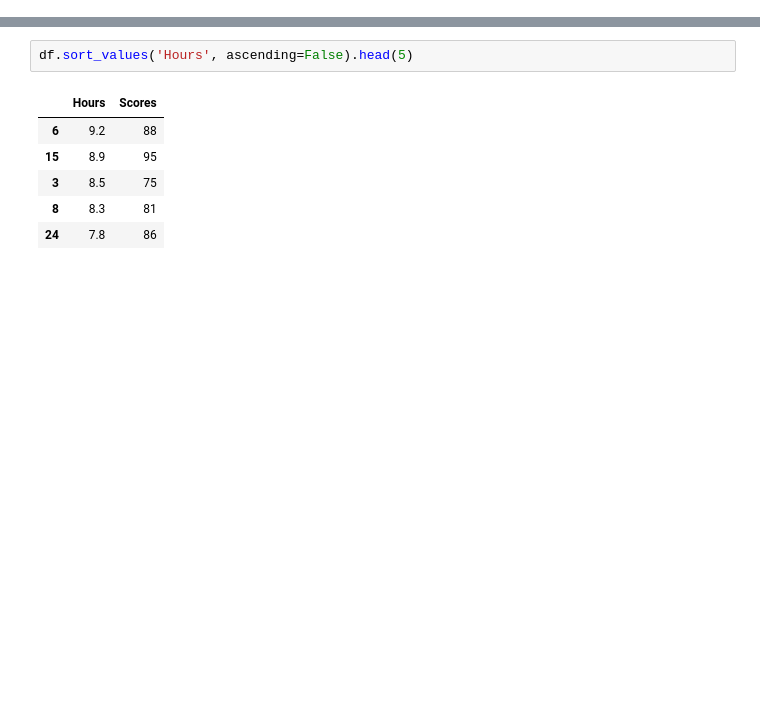
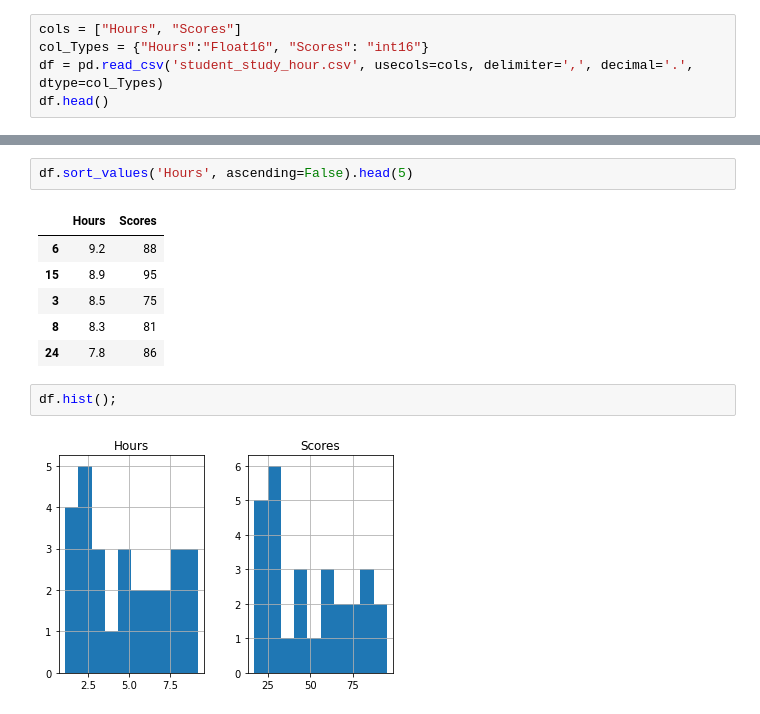
Before and after one commit to natannobre/Machine_Learning, a Jupyter notebook: atv01/Student_Study_Hour.ipynb, the cells around one changed output, grey strips where cells are left out. Saved outputs shown, nothing was run; the diff lists cells and outputs as text; blank space fills up the shorter version.

```diff
--- a/atv01/Student_Study_Hour.ipynb
+++ b/atv01/Student_Study_Hour.ipynb
@@ -19,0 +10,5 @@ df.head()
+# %%
+cols = ["Hours", "Scores"]
+col_Types = {"Hours":"Float16", "Scores": "int16"}
+df = pd.read_csv('student_study_hour.csv', usecols=cols, delimiter=',', decimal='.', dtype=col_Types)
+df.head()
@@ -94,3 +102,7 @@ df.sort_values('Hours', ascending=False).head(5)
 | 3 | 8.5 | 75 |
 | 8 | 8.3 | 81 |
 | 24 | 7.8 | 86 |
+# %%
+df.hist();
+# %% [output]
+[figure, added]
```
Also changed, not shown: parts of 3 cells of this notebook.
